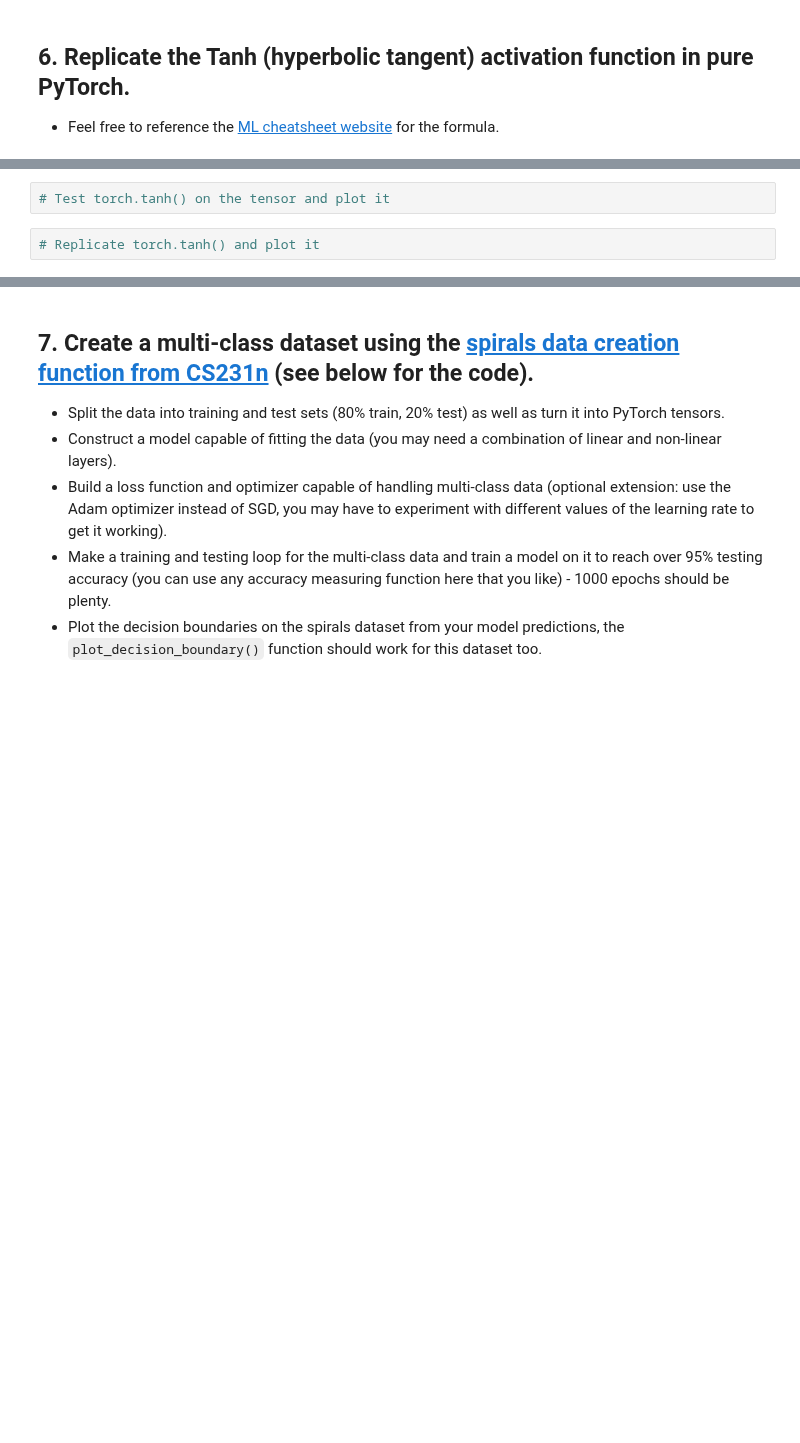
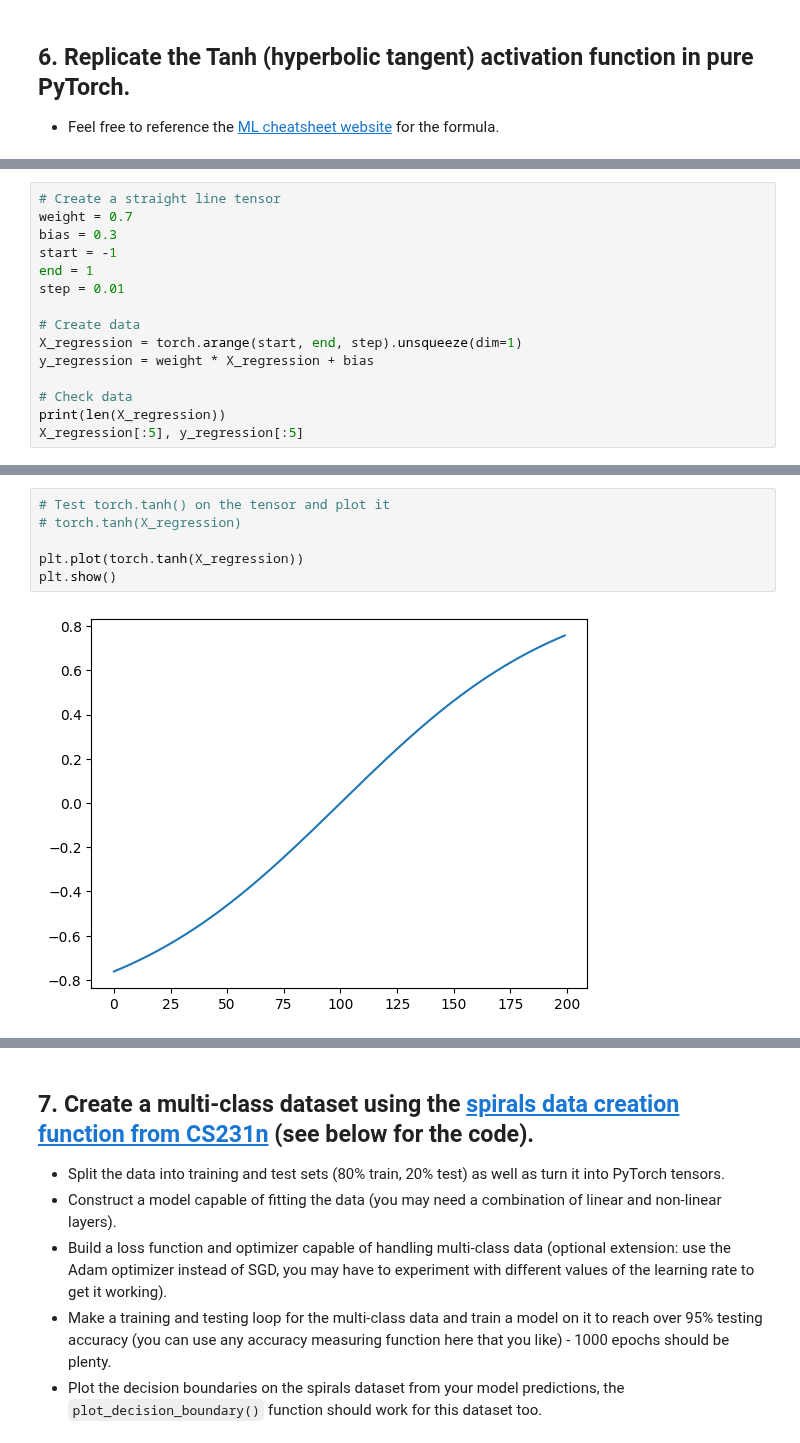
Before and after one commit to Anjasfedo/pytorch, a Jupyter notebook: extras/exercises/02_pytorch_classification_exercises.ipynb, the cells around one changed output, grey strips where cells are left out. Drawn from its saved outputs; the diff is of its cells as text; blank space fills up the shorter version.

```diff
--- a/extras/exercises/02_pytorch_classification_exercises.ipynb
+++ b/extras/exercises/02_pytorch_classification_exercises.ipynb
@@ -196,0 +283,15 @@ def plot_decision_boundary(model, X, y):
+# %%
+# Create a straight line tensor
+weight = 0.7
+bias = 0.3
+start = -1
+end = 1
+step = 0.01
+
+# Create data
+X_regression = torch.arange(start, end, step).unsqueeze(dim=1)
+y_regression = weight * X_regression + bias
+
+# Check data
+print(len(X_regression))
+X_regression[:5], y_regression[:5]
@@ -197,4 +310,8 @@ def plot_decision_boundary(model, X, y):
 # %%
 # Test torch.tanh() on the tensor and plot it
+# torch.tanh(X_regression)
+
+plt.plot(torch.tanh(X_regression))
+plt.show()
+# %% [output]
+[figure, added]
-# %%
-# Replicate torch.tanh() and plot it
```
Also changed, not shown: parts of 16 cells of this notebook.
